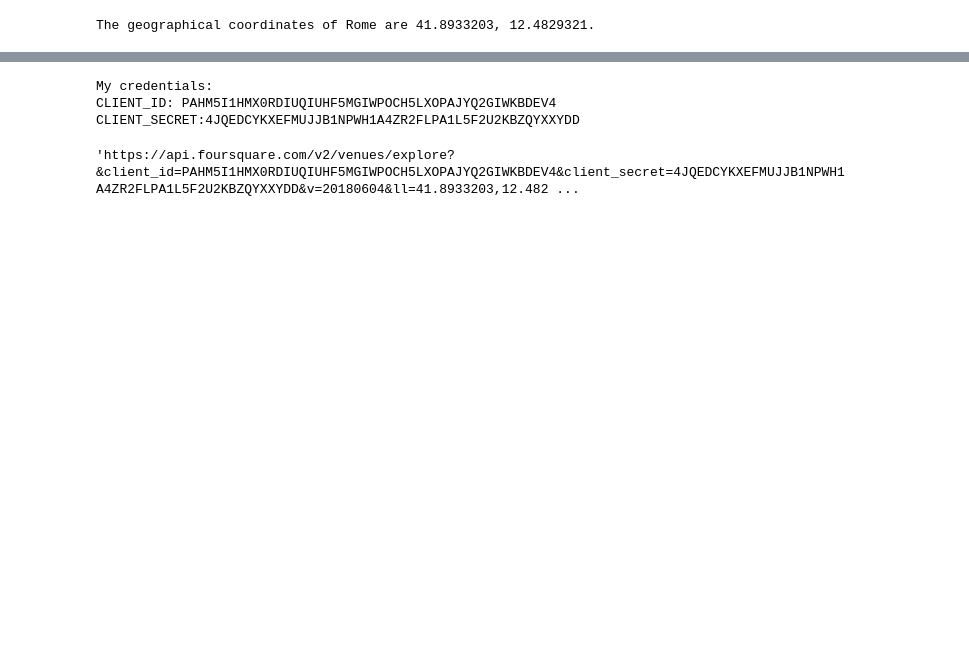
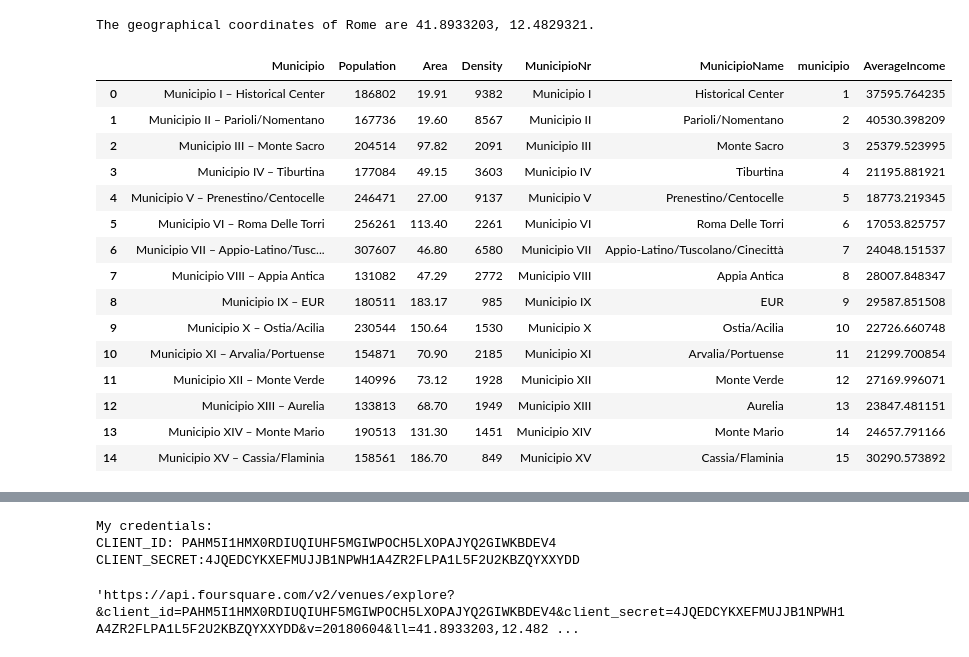
Before and after one commit to andife/AppliedDataScienceCapstone, a Jupyter notebook: final_Capstone_github.ipynb, the cells around one changed output, grey strips where cells are left out. Cells and saved outputs as stored; diff of their text form; code cells hidden in the pictures; blank space fills up the shorter version.

```diff
--- a/final_Capstone_github.ipynb
+++ b/final_Capstone_github.ipynb
@@ -134,0 +145,7 @@ df_municipi_wiki = pd.read_html(municipiourl)[1]
+# %%
+df_income = pd.read_excel('src_external/Redditi_2015.xls',sheet_name="Tab_3", header=[1, 4])
+df_income_cleaned = df_income.iloc[0:15, [0,1]].copy(deep=True)
+df_income_cleaned.reset_index(level=[0])
+df_income_cleaned.columns = ['MunicipioNr','AverageIncome']
+df_income_cleaned['municipio'] = [str(decode_roman_numeral(n)) for n in df_income_cleaned['MunicipioNr'].str.extract(r'Municipio\s?([XVI]+)', expand=False).tolist()]
+df_income_cleaned.drop(['MunicipioNr'], axis=1,inplace=True)
@@ -136,4 +157,7 @@ df_municipi_wiki = pd.read_html(municipiourl)[1]
 df_municipi_wiki[['MunicipioNr','MunicipioName']] = df_municipi_wiki.Municipio.str.split("–",expand=True)
 df_municipi_wiki.drop(['Map'],inplace=True,axis=1)
 df_municipi_wiki['municipio'] = [str(decode_roman_numeral(n)) for n in df_municipi_wiki['MunicipioNr'].str.extract(r'Municipio\s?([XVI]+)', expand=False).tolist()]
+# %%
+df_municipi_statdata = pd.merge(df_municipi_wiki,df_income_cleaned, left_on='municipio', right_on='municipio')
+df_municipi_statdata.columns = ['Municipio','Population','Area','Density','MunicipioNr','MunicipioName','municipio','AverageIncome']
 # %%
@@ -173,0 +199,19 @@ dfcut = df_municipi_comb[['Area','Density','geometry']].copy(deep=True)
+# %%
+df_municipi_statdata
+# %% [output]
+|  | Municipio | Population | Area | Density | MunicipioNr | MunicipioName | municipio | AverageIncome |
+| 0 | Municipio I – Historical Center | 186802 | 19.91 | 9382 | Municipio I | Historical Center | 1 | 37595.764235 |
+| 1 | Municipio II – Parioli/Nomentano | 167736 | 19.60 | 8567 | Municipio II | Parioli/Nomentano | 2 | 40530.398209 |
+| 2 | Municipio III – Monte Sacro | 204514 | 97.82 | 2091 | Municipio III | Monte Sacro | 3 | 25379.523995 |
+| 3 | Municipio IV – Tiburtina | 177084 | 49.15 | 3603 | Municipio IV | Tiburtina | 4 | 21195.881921 |
+| 4 | Municipio V – Prenestino/Centocelle | 246471 | 27.00 | 9137 | Municipio V | Prenestino/Centocelle | 5 | 18773.219345 |
+| 5 | Municipio VI – Roma Delle Torri | 256261 | 113.40 | 2261 | Municipio VI | Roma Delle Torri | 6 | 17053.825757 |
+| 6 | Municipio VII – Appio-Latino/Tusc... | 307607 | 46.80 | 6580 | Municipio VII | Appio-Latino/Tuscolano/Cinecittà | 7 | 24048.151537 |
+| 7 | Municipio VIII – Appia Antica | 131082 | 47.29 | 2772 | Municipio VIII | Appia Antica | 8 | 28007.848347 |
+| 8 | Municipio IX – EUR | 180511 | 183.17 | 985 | Municipio IX | EUR | 9 | 29587.851508 |
+| 9 | Municipio X – Ostia/Acilia | 230544 | 150.64 | 1530 | Municipio X | Ostia/Acilia | 10 | 22726.660748 |
+| 10 | Municipio XI – Arvalia/Portuense | 154871 | 70.90 | 2185 | Municipio XI | Arvalia/Portuense | 11 | 21299.700854 |
+| 11 | Municipio XII – Monte Verde | 140996 | 73.12 | 1928 | Municipio XII | Monte Verde | 12 | 27169.996071 |
+| 12 | Municipio XIII – Aurelia | 133813 | 68.70 | 1949 | Municipio XIII | Aurelia | 13 | 23847.481151 |
+| 13 | Municipio XIV – Monte Mario | 190513 | 131.30 | 1451 | Municipio XIV | Monte Mario | 14 | 24657.791166 |
+| 14 | Municipio XV – Cassia/Flaminia | 158561 | 186.70 | 849 | Municipio XV | Cassia/Flaminia | 15 | 30290.573892 |
```
Also changed, not shown: parts of 52 cells of this notebook, 15 other files.
